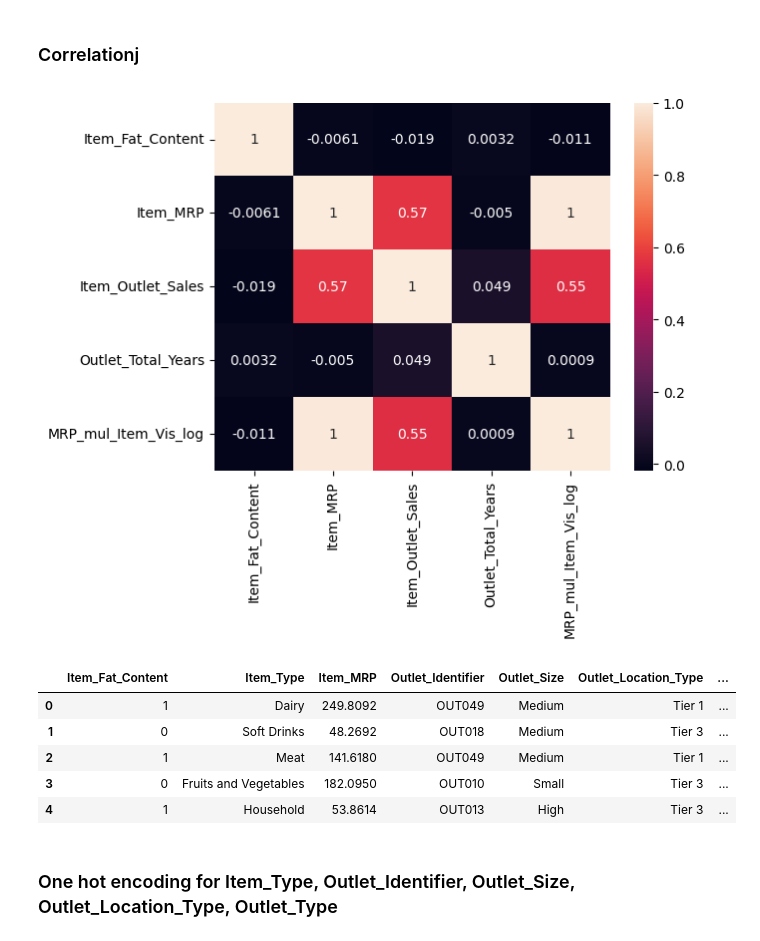
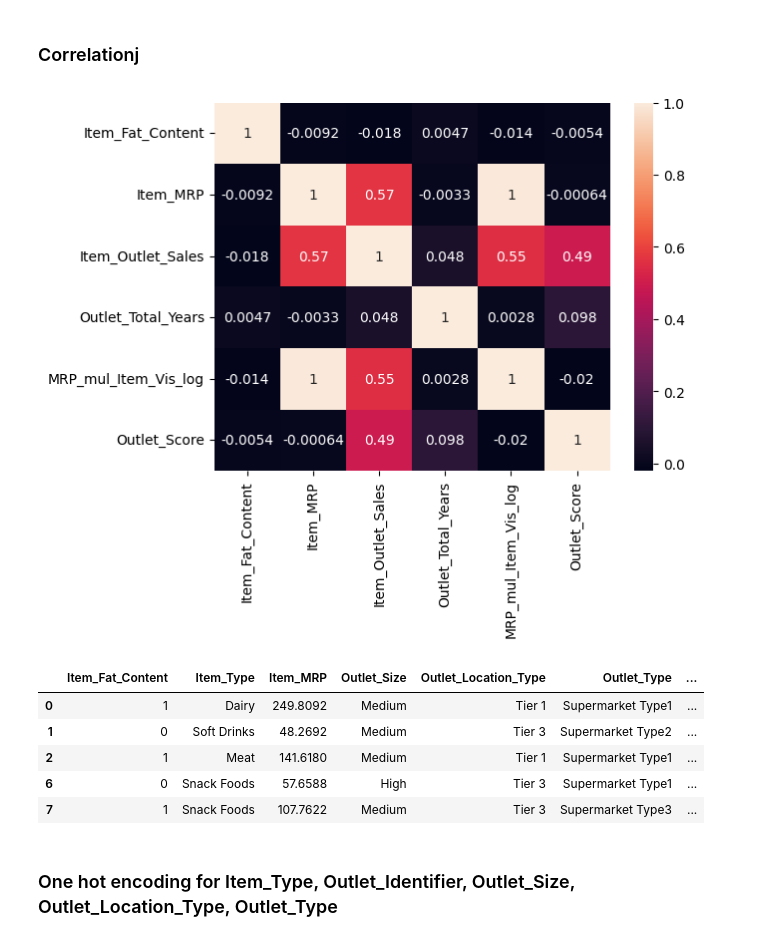
Before and after one commit to Dnyaneshwari-Chidrawar/big_mart_sales_prediction, a Jupyter notebook: sales_prediction_feature_engineering.ipynb, the cells around one changed output. Drawn from its saved outputs; the diff is of its cells as text; code cells hidden in the pictures.

```diff
--- a/sales_prediction_feature_engineering.ipynb
+++ b/sales_prediction_feature_engineering.ipynb
@@ -17,8 +17,12 @@ from sklearn.ensemble import RandomForestRegressor
 # %% [markdown]
 ### Data loading
 # %%
-df_path = '/home/pc/Desktop_linux/chinu/big_mart_sales_prediction/train_v9rqX0R.csv'
-unseen_path = '/home/pc/Desktop_linux/chinu/big_mart_sales_prediction/test_AbJTz2l.csv'
+
+cur_dir = '/home/pc/Desktop_linux/chinu/big_mart_sales_prediction/'
+os.chdir(cur_dir)
+df_path = 'train_v9rqX0R.csv'
+unseen_path = 'test_AbJTz2l.csv'
+
 
 df = pd.read_csv(df_path)
 unseen_df = pd.read_csv(unseen_path)
@@ -98,0 +109,2 @@ df_Item_Identifier = df.groupby(by='Item_Identifier')['Item_Outlet_Sales'].mean(
+# %%
+df_outlet = df.groupby(by='Outlet_Identifier')['Item_Outlet_Sales'].mean().reset_index()
@@ -99,3 +113,5 @@ df_Item_Identifier = df.groupby(by='Item_Identifier')['Item_Outlet_Sales'].mean(
+# %%
+df = df[df['Item_Visibility'] > 0]
 # %% [markdown]
 ### Data Preprocessing
 # %%
@@ -139,9 +155,14 @@ def replace_missing_values(row):
 
     # Target Encoding for Item_Identifier
     row['Item_Identifier_encoded'] = df_Item_Identifier.loc[df_Item_Identifier['Item_Identifier'] == row['Item_Identifier'], 'Item_Outlet_Sales'].iloc[0]
+
+    # Score the outlet
+    row['Outlet_Score'] = df_outlet.loc[df_outlet['Outlet_Identifier'] == row['Outlet_Identifier'], 'Item_Outlet_Sales']
+
     return row
 
-drop_columns = ['Item_Identifier', 'Item_Weight', 'Item_Visibility', 'Item_Identifier_encoded', 'Outlet_Establishment_Year']
+
+drop_columns = ['Item_Identifier', 'Item_Weight', 'Item_Visibility', 'Item_Identifier_encoded', 'Outlet_Establishment_Year', 'Outlet_Identifier']
 
 df_clean = df.apply(replace_missing_values, axis=1)
 unseen_df_clean = unseen_df.apply(replace_missing_values, axis=1)
@@ -195,21 +218,23 @@ dtype: int64
 # %%
-cat_col = ['Item_Type', 'Outlet_Identifier', 'Outlet_Size', 'Outlet_Location_Type', 'Outlet_Type']
+cat_col = ['Outlet_Size', 'Outlet_Location_Type', 'Outlet_Type', 'Item_Type']
 num_col = [feature for feature in df_clean.columns.to_list() if feature not in cat_col]
 
-plt.Figure(figsize=(10, 10))
+
+cols = ['Outlet_Score','Item_Outlet_Sales']
+plt.Figure(figsize=(500, 500))
 sns.heatmap(df_clean[num_col].corr(), annot=True)
 plt.show()
 # %% [output]
-[figure, old version]
+[figure, new version]
 # %%
 df_clean.head()
 # %% [output]
-|  | Item_Fat_Content | Item_Type | Item_MRP | Outlet_Identifier | Outlet_Size | Outlet_Location_Type | ... |
-| 0 | 1 | Dairy | 249.8092 | OUT049 | Medium | Tier 1 | ... |
-| 1 | 0 | Soft Drinks | 48.2692 | OUT018 | Medium | Tier 3 | ... |
-| 2 | 1 | Meat | 141.6180 | OUT049 | Medium | Tier 1 | ... |
-| 3 | 0 | Fruits and Vegetables | 182.0950 | OUT010 | Small | Tier 3 | ... |
-| 4 | 1 | Household | 53.8614 | OUT013 | High | Tier 3 | ... |
+|  | Item_Fat_Content | Item_Type | Item_MRP | Outlet_Size | Outlet_Location_Type | Outlet_Type | ... |
+| 0 | 1 | Dairy | 249.8092 | Medium | Tier 1 | Supermarket Type1 | ... |
+| 1 | 0 | Soft Drinks | 48.2692 | Medium | Tier 3 | Supermarket Type2 | ... |
+| 2 | 1 | Meat | 141.6180 | Medium | Tier 1 | Supermarket Type1 | ... |
+| 6 | 0 | Snack Foods | 57.6588 | High | Tier 3 | Supermarket Type1 | ... |
+| 7 | 1 | Snack Foods | 107.7622 | Medium | Tier 3 | Supermarket Type3 | ... |
 # %% [markdown]
 ### One hot encoding for Item_Type, Outlet_Identifier, Outlet_Size, Outlet_Location_Type, Outlet_Type
 # %%
```
Also changed, not shown: parts of 17 cells of this notebook.
